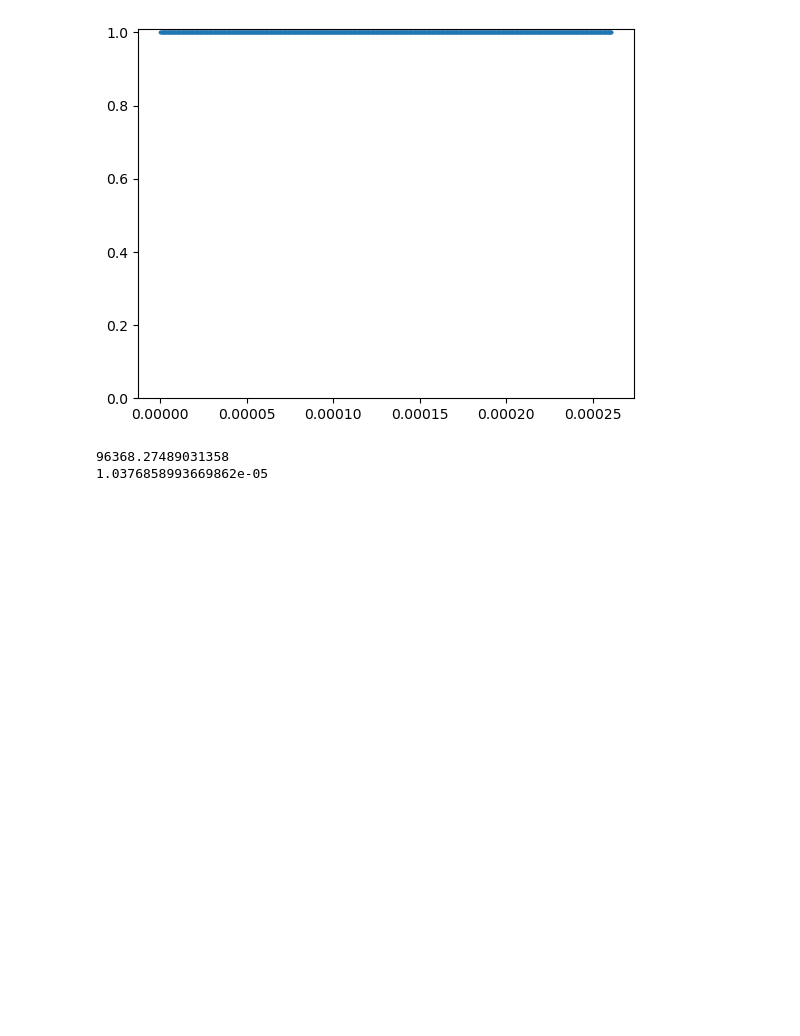
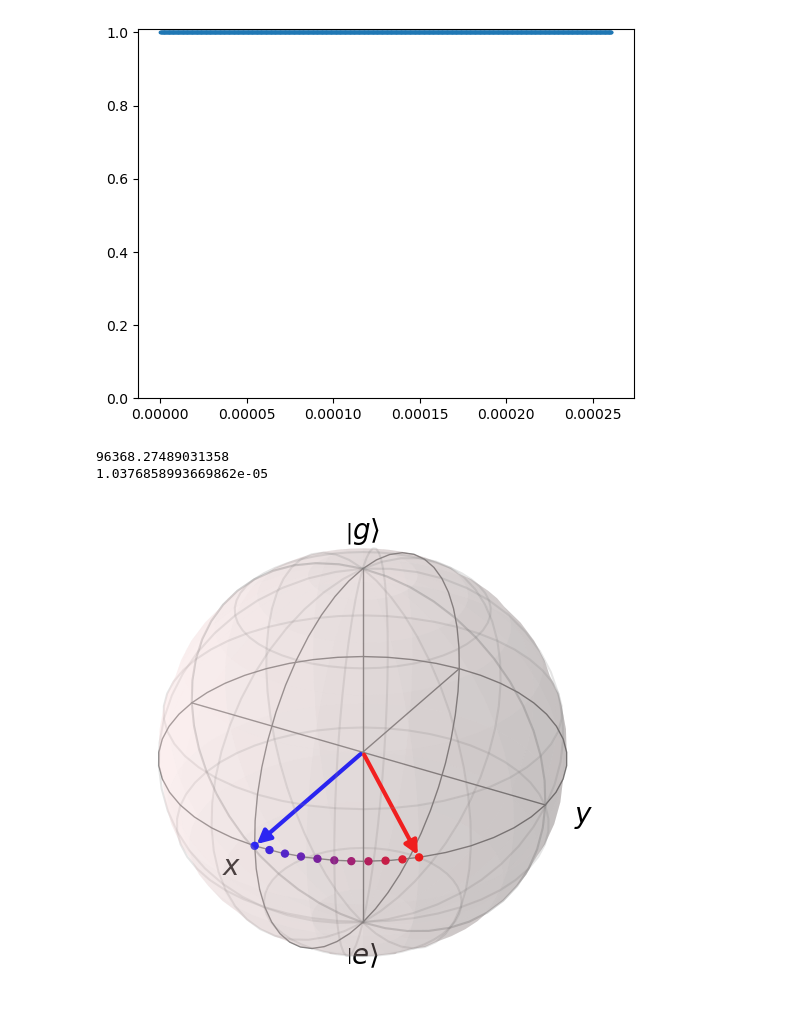
Before and after one commit to tr2g20/simulations, a Jupyter notebook: MDFE_testing.ipynb, the cells around one changed output. Cells and saved outputs as stored; diff of their text form; code cells hidden in the pictures; blank space fills up the shorter version.

```diff
--- a/MDFE_testing.ipynb
+++ b/MDFE_testing.ipynb
@@ -328,3 +328,40 @@ print(1/dR)
 # %% [output]
 96368.27489031358
 1.0376858993669862e-05
+# %%
+### Build pulse sequence ###
+
+rabi_freq = 2*pi*1e6
+rabi_time = 2*pi/rabi_freq
+
+time_steps = 10
+
+freevolve = PulseSequence()
+
+free1 = FreeEvolution(laser_det=np.full(time_steps,0), duration=pi/(4*dR))
+
+freevolve.add_pulses([
+  free1
+])
+
+freevolve.build_seq()
+
+### Simulate and plot state trajectories ###
+
+# Just |g> and |e>
+p_min = 0
+p_max = 1
+basis = np.arange(p_min, p_max + 1)
+
+initial_state = np.zeros(shape=len(basis), dtype=np.complex128)
+init_p = 0
+initial_state[init_p - p_min] = 1
+initial_state[init_p - p_min + 1] = 1
+initial_state = initial_state/ np.linalg.norm(initial_state) # Normalise
+
+wave_func, times = simulate_pulses_single_atom(pulse_seq= freevolve, basis= basis, initial_state= initial_state, d_shift= 0)
+
+### Plot Bloch sphere trajectory ###
+_ = plot_bloch(wave_func= wave_func, labels=['$\\left| g\\right\\rangle$', '$\\left| e\\right\\rangle$'], show=True)
+# %% [output]
+[figure, added]
```
Also changed, not shown: 3 other files.
